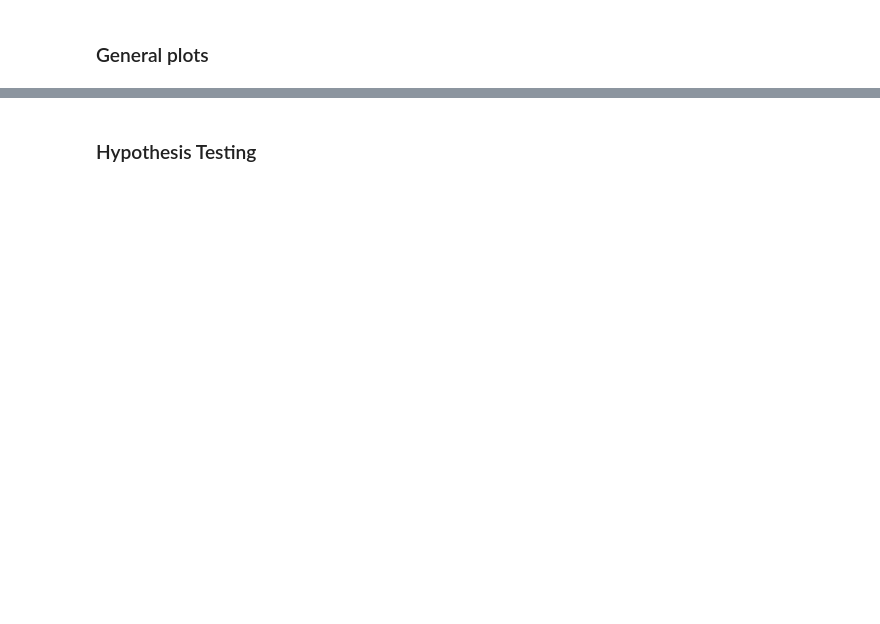
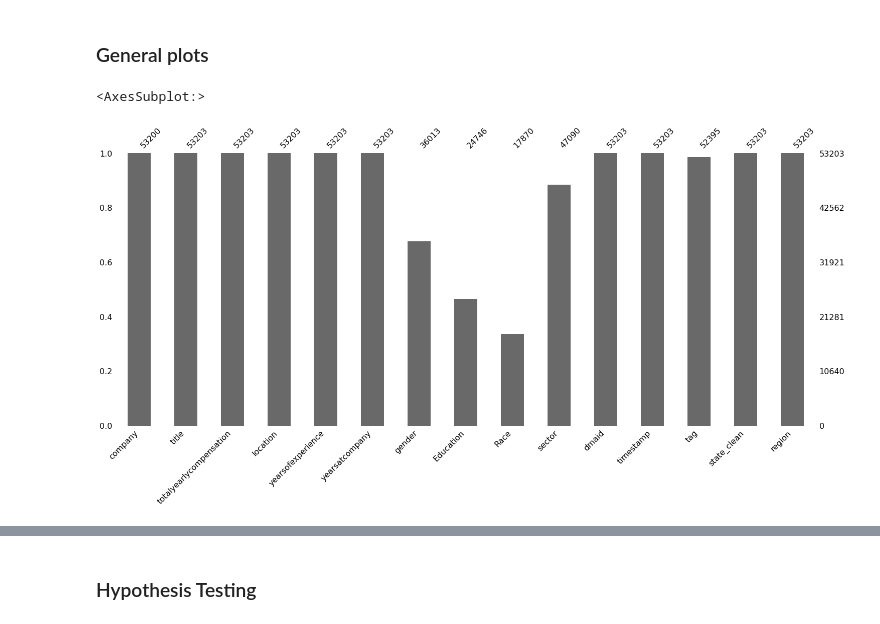
Before and after one commit to jgeorge313/DS_GA_1001_Capstone, a Jupyter notebook: Master.ipynb, the cells around one changed output, grey strips where cells are left out. Drawn from its saved outputs; the diff is of its cells as text; code cells hidden in the pictures; blank space fills up the shorter version.

```diff
--- a/Master.ipynb
+++ b/Master.ipynb
@@ -49,3 +77,8 @@ raw_df.head()
 # %% [markdown]
 ### General plots
+# %%
+msno.bar(df)
+# %% [output]
+<AxesSubplot:>
+[figure, added]
 # %%
```
Also changed, not shown: parts of 52 cells of this notebook.
